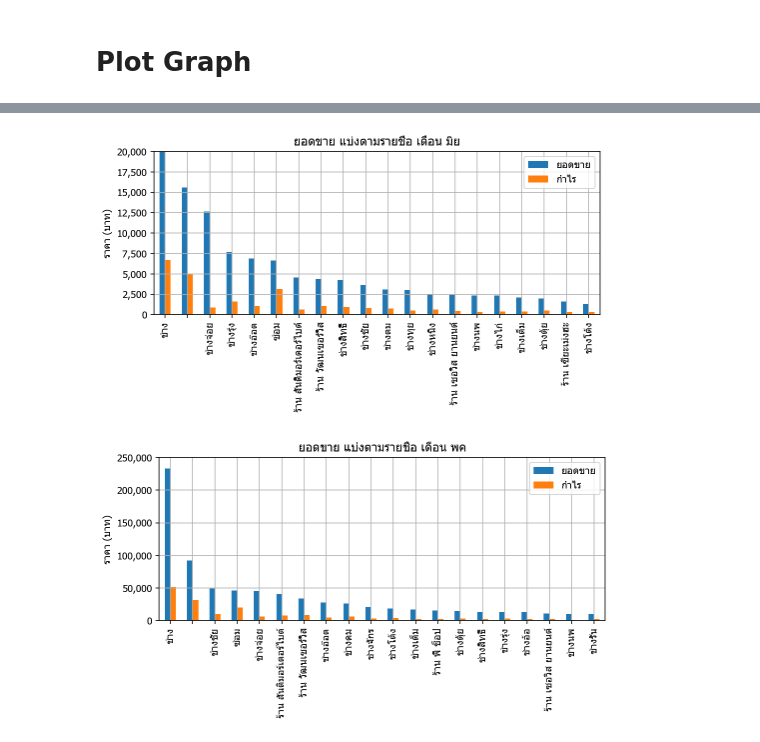
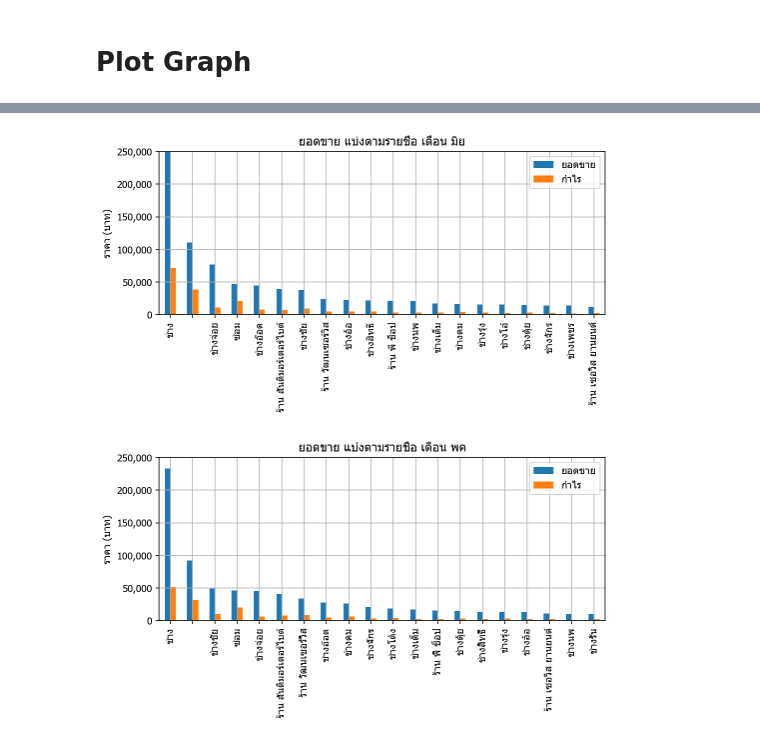
Before and after one commit to nonoimnot/vspython, a Jupyter notebook: Jupyter notebook/Dialy seles analysis II.ipynb, the cells around one changed output, grey strips where cells are left out. Cells and saved outputs as stored; diff of their text form; code cells hidden in the pictures.

```diff
--- a/Jupyter notebook/Dialy seles analysis II.ipynb
+++ b/Jupyter notebook/Dialy seles analysis II.ipynb
@@ -20,7 +20,7 @@ db_conn = create_engine(conn_str)
 #sql = "select * from analyzebill where DocDate > '2020-01-01' and DocDate < '2020-05-1'"
 # %%
 sql = ''' select * from analyzebill where (DocDate > '2019-01-01' and DocDate < '2019-02-1') or
-                                            (DocDate > '2020-01-01' and DocDate < '2020-07-1')
+                                            (DocDate > '2020-01-01' and DocDate < '2020-08-1')
 '''
 # %%
 df = pd.read_sql(sql, con=db_conn)
@@ -262,15 +306,15 @@ ax.xaxis.set_major_formatter(FuncFormatter(lambda v, p: "{:,.0f}".format(v)));
 # %%
 df_name = df_group_June[['Amount','margin']].sort_values('Amount',ascending=False)
 ax = df_name[0:20].plot.bar(figsize=(8,3),grid=True)
 ax.set_title("ยอดขาย แบ่งตามรายชื่อ เดือน มิย")
 ax.legend(["ยอดขาย","กำไร"])
 ax.set_alpha(0.6)
 ax.set_xlabel("")
 ax.set_ylabel("ราคา (บาท)")
-ax.set_ylim([0,20000])
+ax.set_ylim([0,250000])
 ax.yaxis.set_major_formatter(FuncFormatter(lambda v, p: "{:,.0f}".format(v)));
 # %% [output]
-[figure, old version]
+[figure, new version]
 # %%
 df_name = df_group_May[['Amount','margin']].sort_values('Amount',ascending=False)
 ax = df_name[0:20].plot.bar(figsize=(8,3),grid=True)
```
Also changed, not shown: parts of 17 cells of this notebook, 5 other files.
